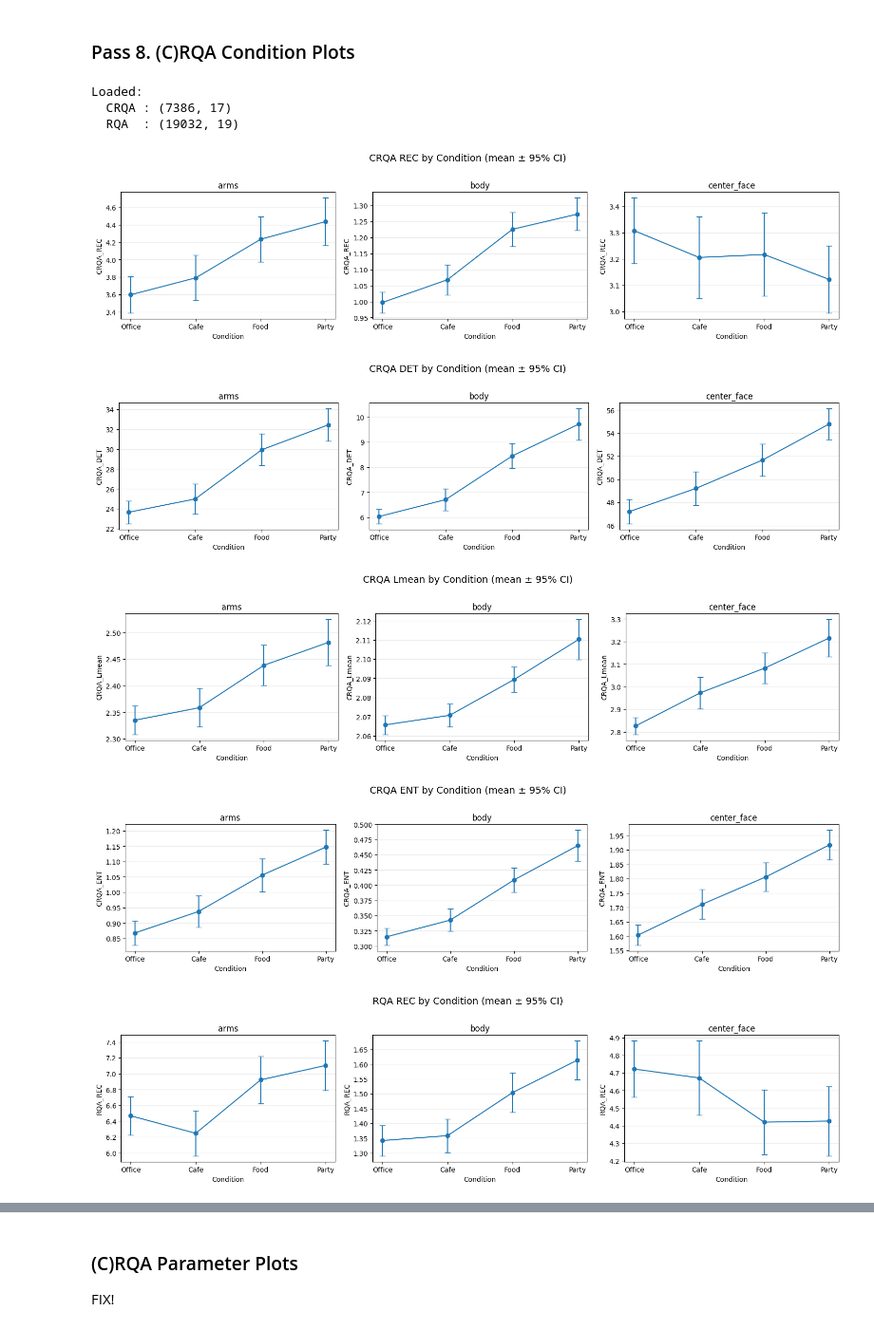
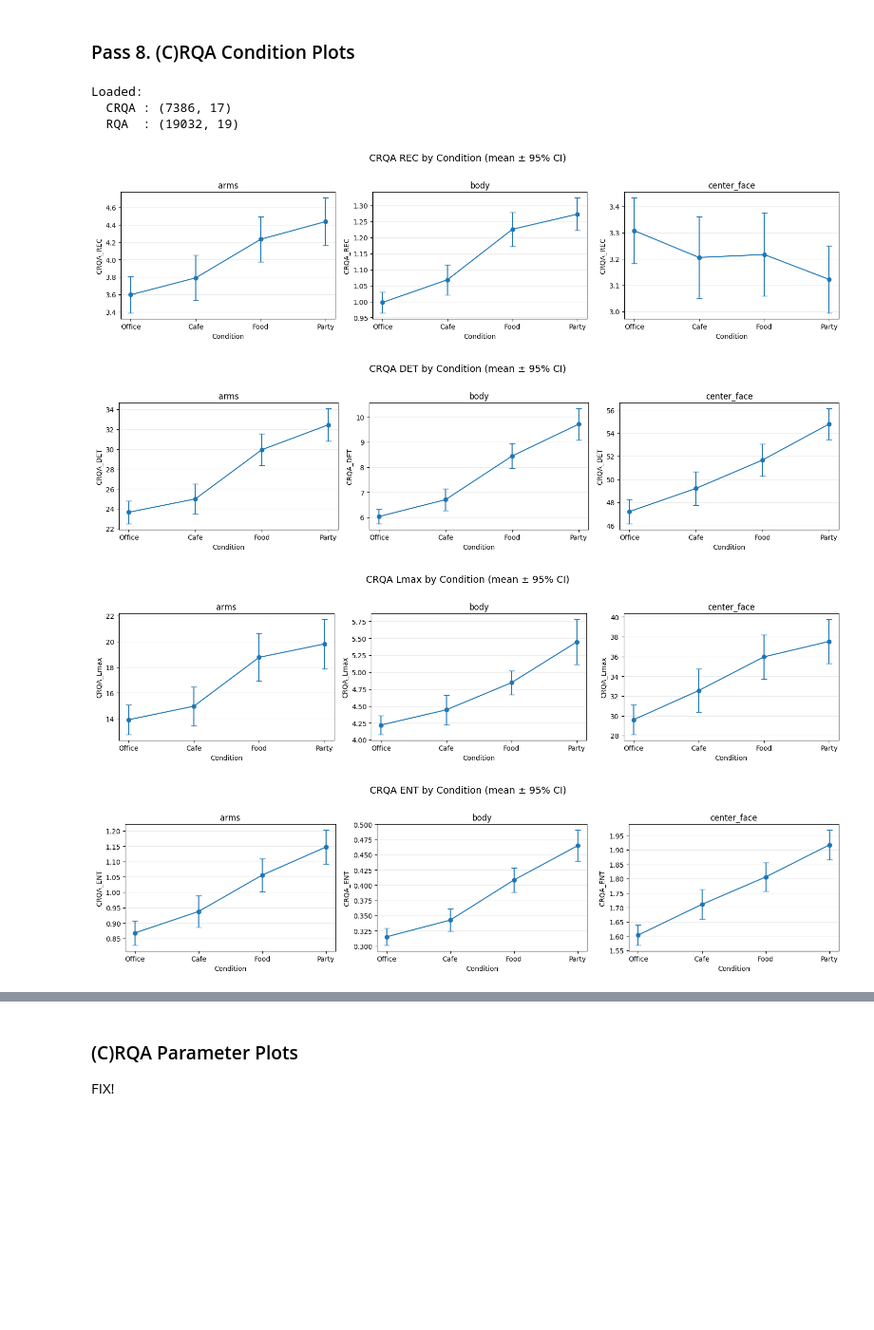
Before and after one commit to MInD-Laboratory/Pose-Dynamics, a Jupyter notebook: projects/Mosaic/notebooks/preprocessing_crqa_linear_metrics.ipynb, the cells around one changed output, grey strips where cells are left out. Shown at 95% size. Cells and saved outputs as stored; diff of their text form; code cells hidden in the pictures; blank space fills up the shorter version.

```diff
--- a/projects/Mosaic/notebooks/preprocessing_crqa_linear_metrics.ipynb
+++ b/projects/Mosaic/notebooks/preprocessing_crqa_linear_metrics.ipynb
@@ -1799,38 +1793,39 @@ def load_roi_results(kind: str):
 
     if not dfs:
         raise FileNotFoundError(f"No {kind} ROI files found in {base_dir}.")
 
     out = pd.concat(dfs, ignore_index=True)
     if "ROI" not in out.columns or "Condition" not in out.columns:
         raise ValueError(f"{kind} results missing ROI/Condition columns.")
     out = _set_condition_order(out)
     return out
 
 # Plot RQA and CRQA results
 crqa_df = load_roi_results("crqa")
 rqa_df  = load_roi_results("rqa")
 
 print("Loaded:")
 print("  CRQA :", crqa_df.shape)
 print("  RQA  :", rqa_df.shape)
 
 # --- CRQA plots ---
 plot_by_condition_ci_grid(crqa_df, "CRQA_REC",   title="CRQA REC by Condition (mean ± 95% CI)")
 plot_by_condition_ci_grid(crqa_df, "CRQA_DET",   title="CRQA DET by Condition (mean ± 95% CI)")
-plot_by_condition_ci_grid(crqa_df, "CRQA_Lmean", title="CRQA Lmean by Condition (mean ± 95% CI)")
+# plot_by_condition_ci_grid(crqa_df, "CRQA_Lmean", title="CRQA Lmean by Condition (mean ± 95% CI)")
+plot_by_condition_ci_grid(crqa_df, "CRQA_Lmax",  title="CRQA Lmax by Condition (mean ± 95% CI)")
 plot_by_condition_ci_grid(crqa_df, "CRQA_ENT",   title="CRQA ENT by Condition (mean ± 95% CI)")
+# plot_by_condition_ci_grid(crqa_df, "CRQA_TT",    title="CRQA TT by Condition (mean ± 95% CI)")
 
 # --- RQA plots ---
-plot_by_condition_ci_grid(rqa_df, "RQA_REC",   title="RQA REC by Condition (mean ± 95% CI)")
-plot_by_condition_ci_grid(rqa_df, "RQA_DET",   title="RQA DET by Condition (mean ± 95% CI)")
-plot_by_condition_ci_grid(rqa_df, "RQA_Lmean", title="RQA Lmean by Condition (mean ± 95% CI)")
-plot_by_condition_ci_grid(rqa_df, "RQA_ENT",   title="RQA ENT by Condition (mean ± 95% CI)")
+# plot_by_condition_ci_grid(rqa_df, "RQA_REC",   title="RQA REC by Condition (mean ± 95% CI)")
+# plot_by_condition_ci_grid(rqa_df, "RQA_DET",   title="RQA DET by Condition (mean ± 95% CI)")
+# plot_by_condition_ci_grid(rqa_df, "RQA_Lmean", title="RQA Lmean by Condition (mean ± 95% CI)")
+# plot_by_condition_ci_grid(rqa_df, "RQA_ENT",   title="RQA ENT by Condition (mean ± 95% CI)")
 # %% [output]
 Loaded:
   CRQA : (7386, 17)
   RQA  : (19032, 19)
 [figure]
 [figure]
-[figure, old version]
+[figure, new version]
 [figure]
-[figure, removed]
```
Also changed, not shown: parts of 2 cells of this notebook, 1 other file.
